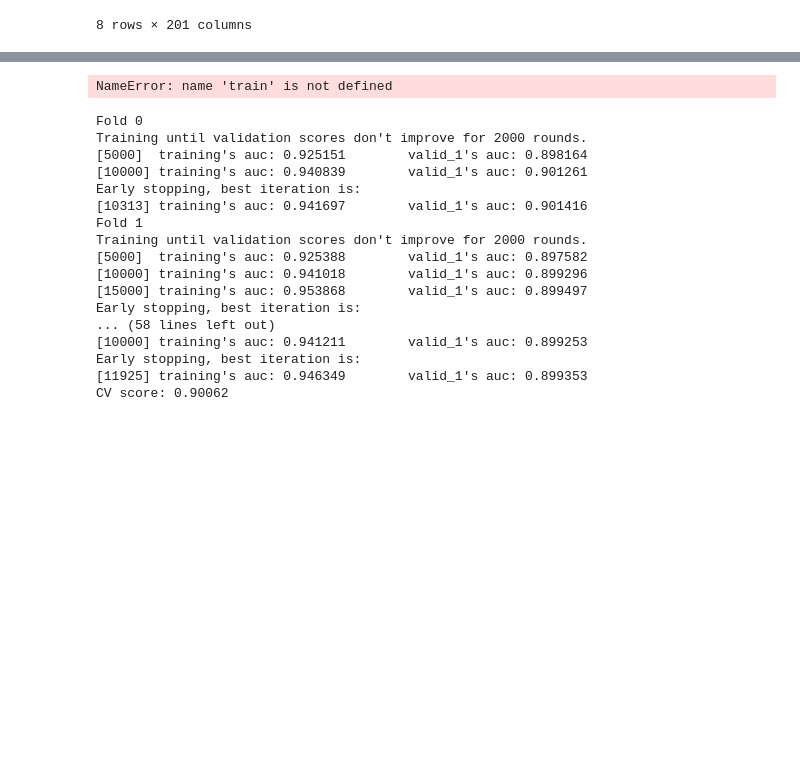
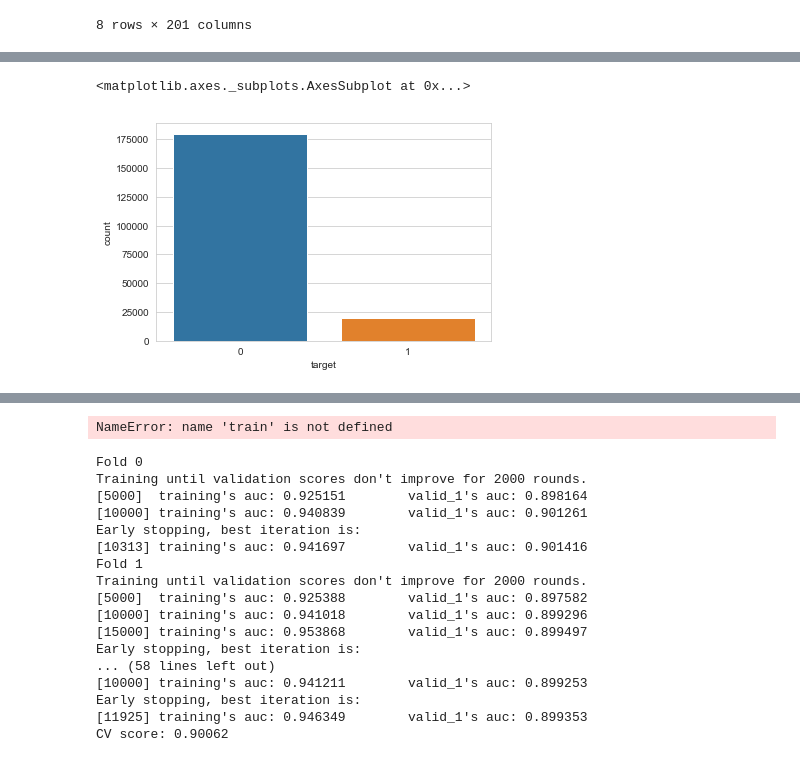
Before and after one commit to MeghaMhatre/Santander_Transaction_Prediction, a Jupyter notebook: src/transaction_prediction.ipynb, the cells around one changed output, grey strips where cells are left out. Drawn from its saved outputs; the diff is of its cells as text; code cells hidden in the pictures; blank space fills up the shorter version.

```diff
--- a/src/transaction_prediction.ipynb
+++ b/src/transaction_prediction.ipynb
@@ -1,3 +1,7 @@
 # %%
 import numpy as np
 import pandas as pd
+import seaborn as sns
+%matplotlib inline
+plt.style.use('seaborn')
+from scipy.stats import norm, skew
@@ -38,0 +73,8 @@ train_df.describe()
+# %%
+target = train_df['target']
+train = train_df.drop(["ID_code", "target"], axis=1)
+sns.set_style('whitegrid')
+sns.countplot(target)
+# %% [output]
+<matplotlib.axes._subplots.AxesSubplot at 0x...>
+[figure, added]
```
Also changed, not shown: parts of 30 cells of this notebook.
